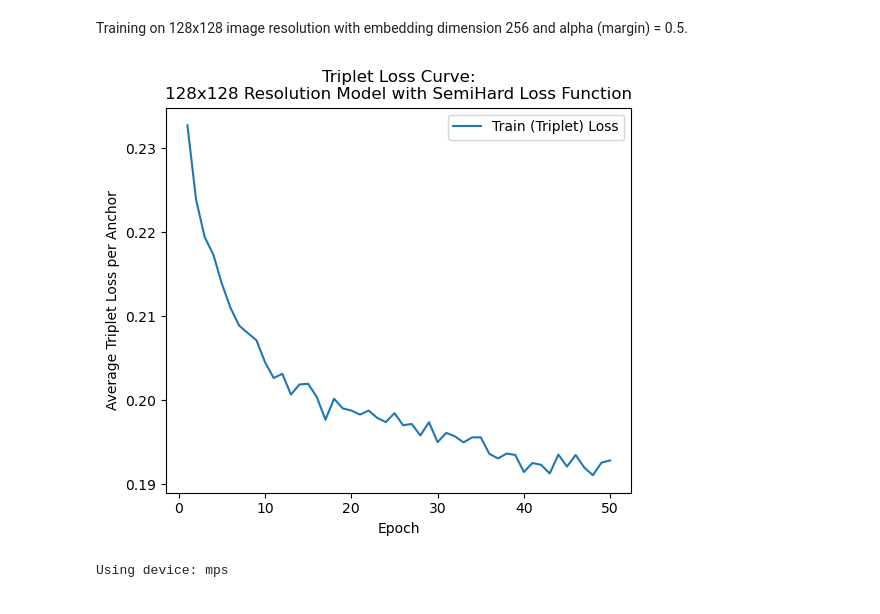
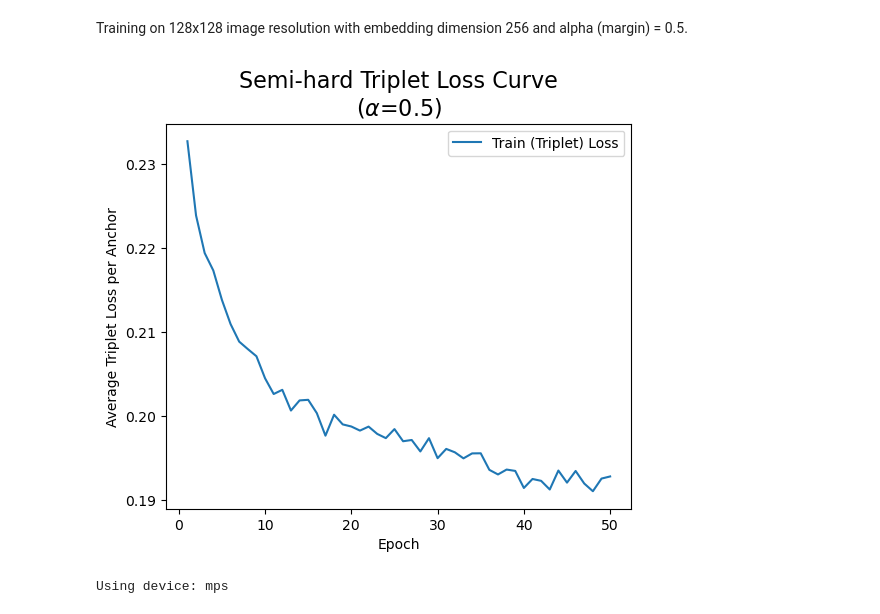
Before and after one commit to michael-student-account/computervision-assignment04, a Jupyter notebook: code/question01_semihard_alpha05.ipynb, the cells around one changed output. Saved outputs shown, nothing was run; the diff lists cells and outputs as text; code cells hidden in the pictures.

```diff
--- a/code/question01_semihard_alpha05.ipynb
+++ b/code/question01_semihard_alpha05.ipynb
@@ -17,28 +17,28 @@ Training on 128x128 image resolution with embedding dimension 256 and alpha (mar
 # %%
 # Get training history
 # Import model weights and training results
 training_history_path = Path("training_outputs/20260530_102001/training_history.json")
 
 with open(training_history_path, "r") as f:
     training_history = json.load(f)
 
 # Plot triplet loss curve
 triplet_loss_values = training_history["triplet_loss"]
 epochs = range(1, len(triplet_loss_values) + 1)
 
 plt.figure(figsize=(6, 5))
 plt.plot(epochs, triplet_loss_values, label="Train (Triplet) Loss")
 plt.xlabel("Epoch")
 plt.ylabel("Average Triplet Loss per Anchor")
-plt.title(f"Triplet Loss Curve:\n128x128 Resolution Model with SemiHard Loss Function")
+plt.title(f"Semi-hard Triplet Loss Curve\n" + r"($\alpha$=0.5)", fontsize=16)
 plt.legend()
 
 now = datetime.now().strftime("%Y-%m-%d %H:%M:%S")
-#plt.savefig(f"images/semihard_03/losscurve_{now}.pdf")
+plt.savefig(f"images/semihard_05/losscurve_{now}.pdf")
 
 plt.show()
 # %% [output]
-[figure, old version]
+[figure, new version]
 # %%
 # CREATE EMBEDDINGS FOR QUERY AND TEST SETS
 batch_size=64
```
Also changed, not shown: parts of 1 cell of this notebook, 7 other files.
